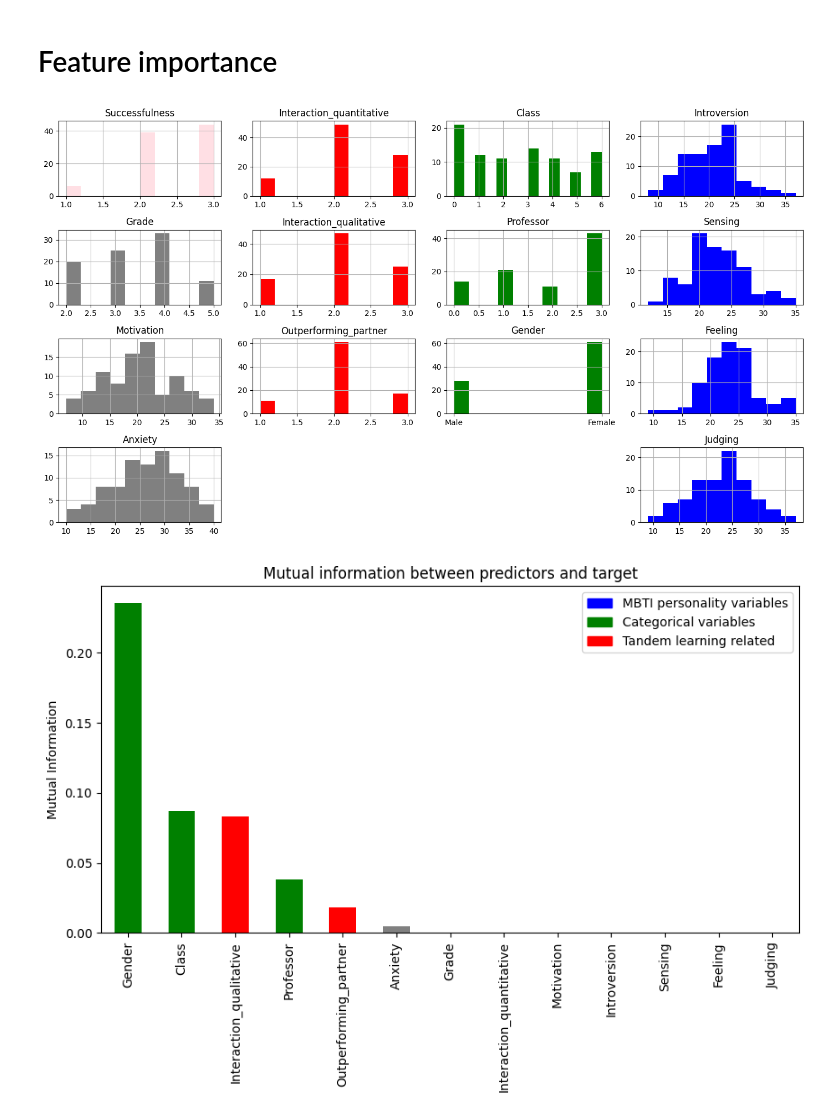
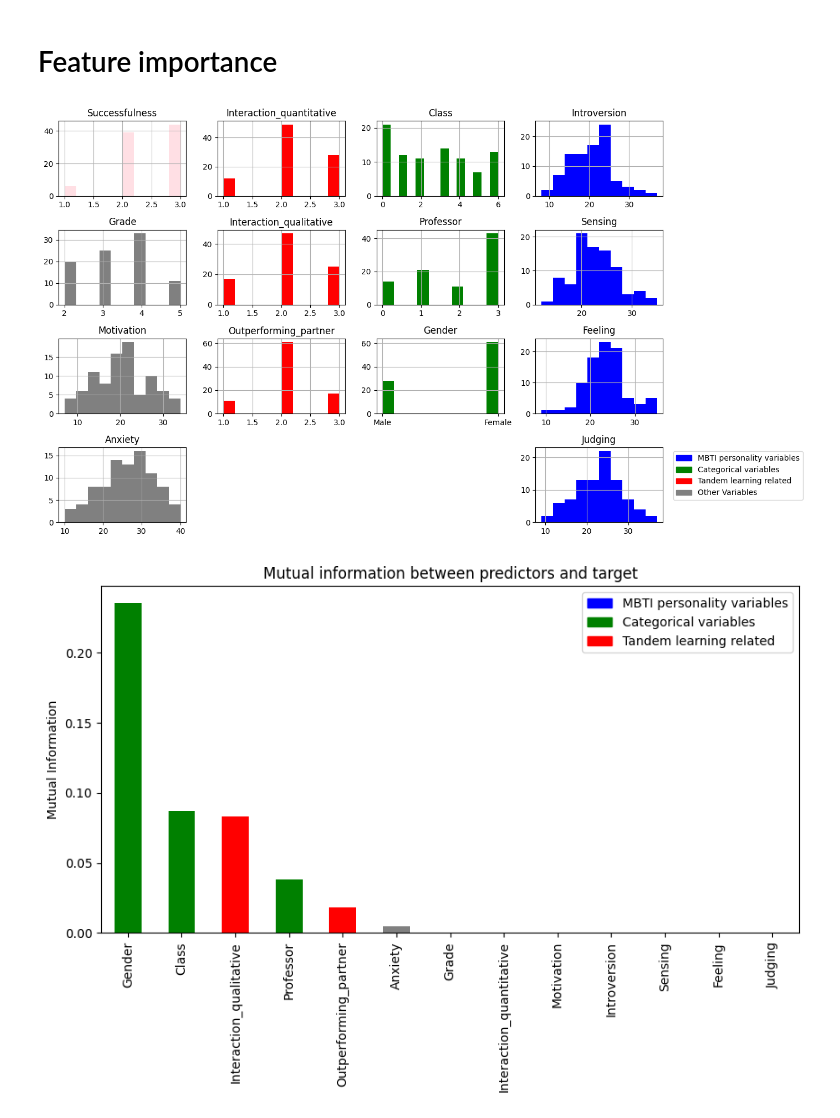
Before and after one commit to borbregant/ai_tandem_learning, a Jupyter notebook: feature_importance.ipynb, the cells around one changed output. Saved outputs shown, nothing was run; the diff lists cells and outputs as text; code cells hidden in the pictures.

```diff
--- a/feature_importance.ipynb
+++ b/feature_importance.ipynb
@@ -42,35 +42,38 @@ for col in columns_to_plot:
     color_categories[color].append(col)
 
 # Ensure Successfulness stays in the original position
 if 'Successfulness' in color_categories['gray']:
     color_categories['gray'].remove('Successfulness')
     color_categories['gray'].insert(columns_to_plot.get_loc('Successfulness'), 'Successfulness')
 
 num_categories = len(color_categories)
 num_plots = max(len(cols) for cols in color_categories.values())
 
 plt.figure(figsize=(14, 8))
 
 for i, (color, cols) in enumerate(color_categories.items()):
     for j, col in enumerate(cols):
-        plt.subplot(num_categories, num_plots, j*num_categories + i + 1)
+        plt.subplot(num_categories, num_plots, j * num_categories + i + 1)
         if col == 'Successfulness':
             data[col].hist(alpha=0.5, color='pink')  # Change transparency and color for 'Successfulness'
         elif col == 'Gender':
             # Custom tick labels for Gender column
             plt.xticks([0, 1], [gender_labels.get(0, '0'), gender_labels.get(1, '1')])
             data[col].hist(color=color)
         elif col == 'Class':
             # Customizing bins to separate bars in Class column
             data[col].hist(bins=len(data[col].unique()) * 2, color=color)
         else:
             data[col].hist(color=color)
         plt.title(col)
 
+# Place the legend using coordinates
+plt.legend(legend_patches, legend_labels, bbox_to_anchor=(1.05, 1), loc='upper left')
+
 plt.tight_layout()
 plt.show()
 # %% [output]
-[figure, old version]
+[figure, new version]
 # %%
 X = data.drop("Successfulness", axis=1)
 y = data["Successfulness"]
```
Also changed, not shown: parts of 9 cells of this notebook, 1 other file.
